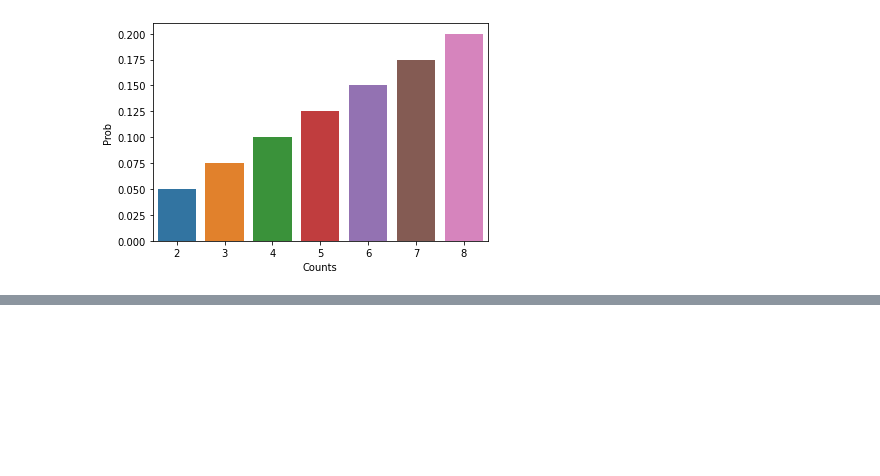
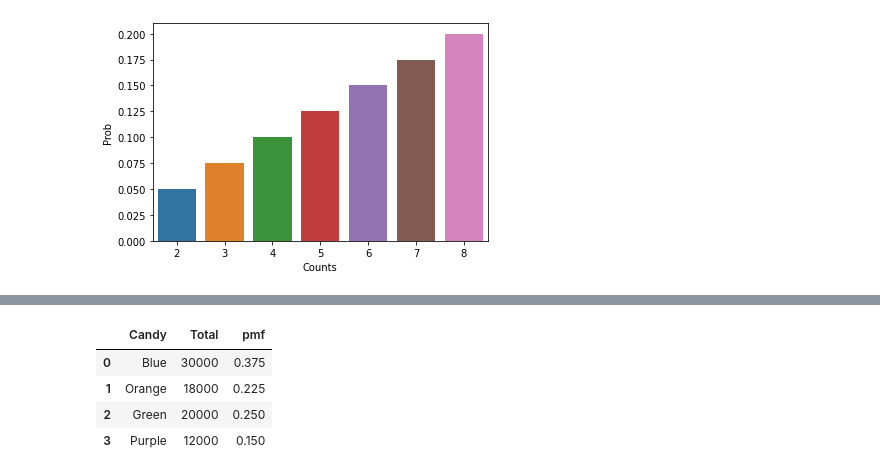
Before and after one commit to Data-Analysis-RCODI/ML-Playground, a Jupyter notebook: Stats_with_np,_pd.ipynb, the cells around one changed output, grey strips where cells are left out. Drawn from its saved outputs; the diff is of its cells as text; code cells hidden in the pictures; blank space fills up the shorter version.

```diff
--- a/Stats_with_np,_pd.ipynb
+++ b/Stats_with_np,_pd.ipynb
@@ -95,0 +108,9 @@ sns.barplot(data["Counts"], data["Prob"])
+# %%
+df["pmf"] = df["Total"]/df["Total"].sum()
+df
+# %% [output]
+|  | Candy | Total | pmf |
+| 0 | Blue | 30000 | 0.375 |
+| 1 | Orange | 18000 | 0.225 |
+| 2 | Green | 20000 | 0.250 |
+| 3 | Purple | 12000 | 0.150 |
```
Also changed, not shown: parts of 2 cells of this notebook.
